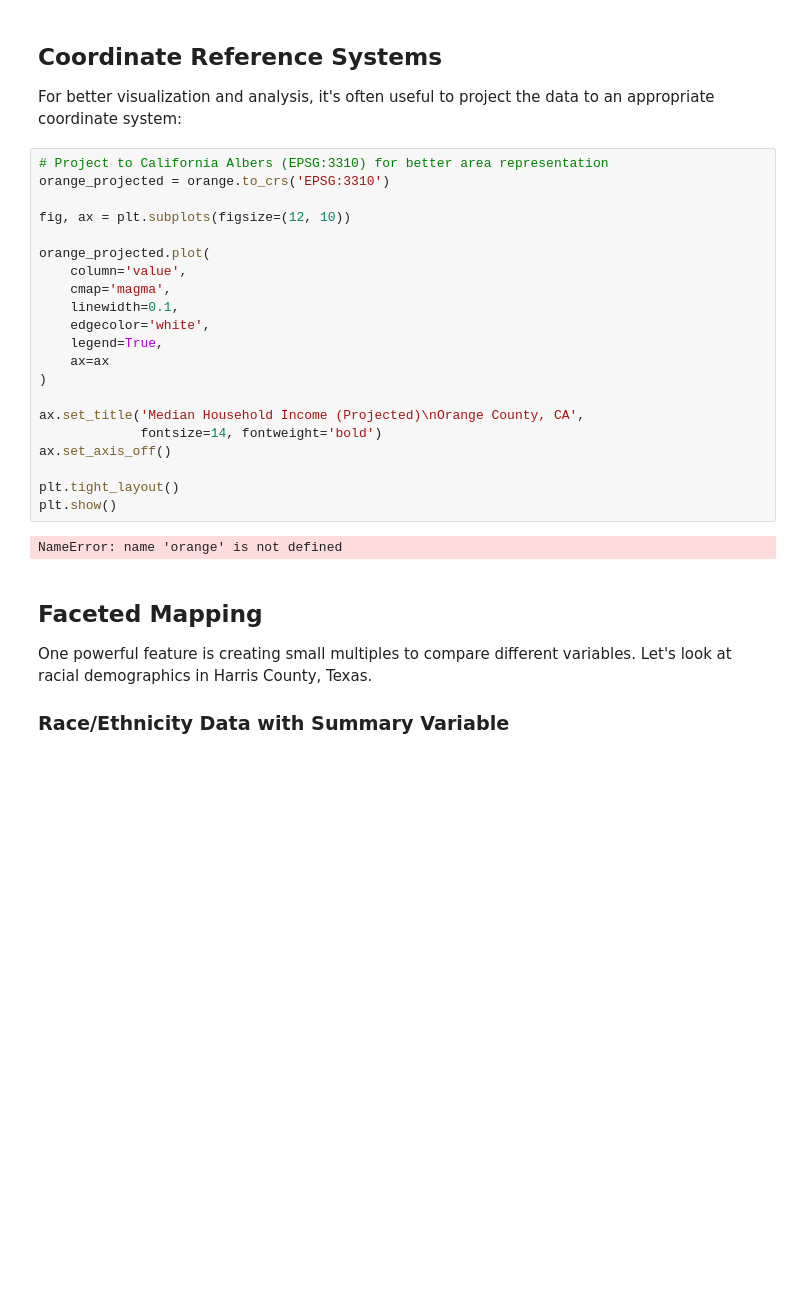
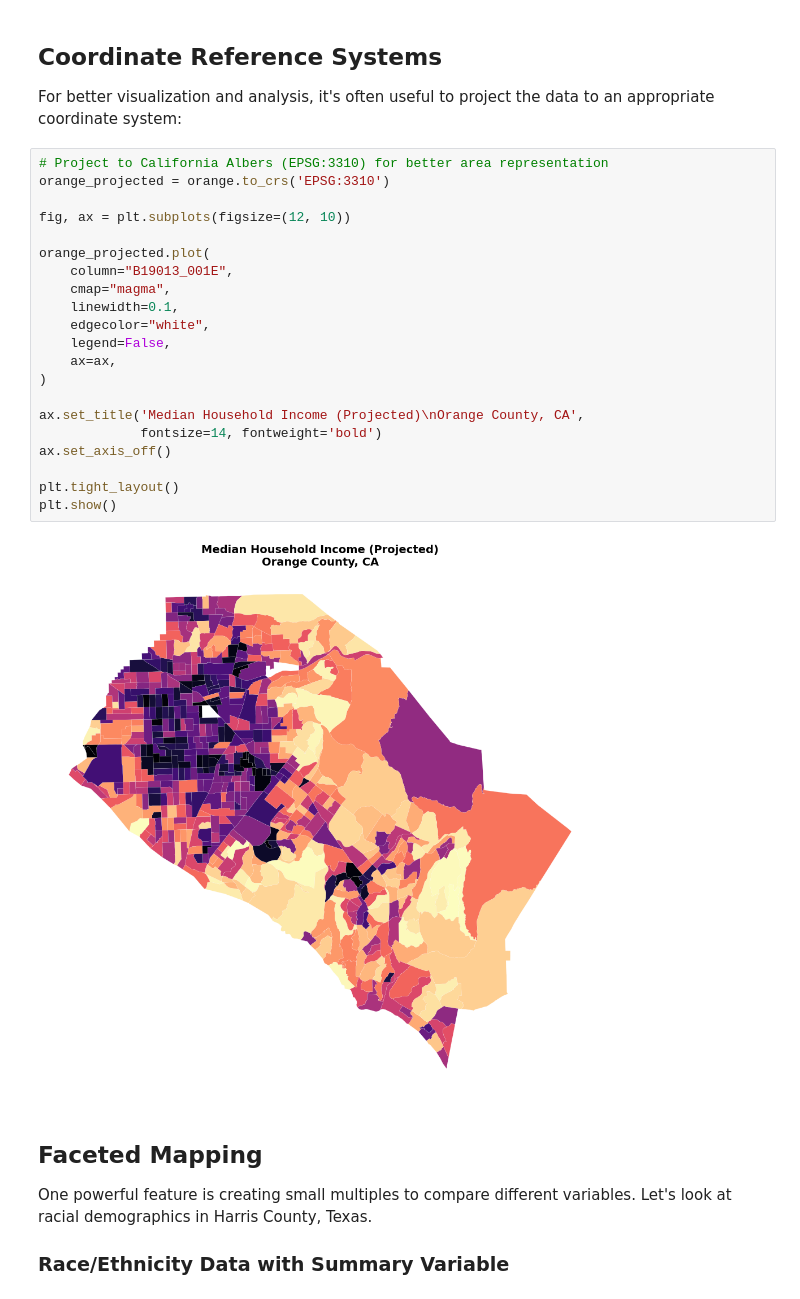
Before and after one commit to mmann1123/pytidycensus, a Jupyter notebook: examples/02_spatial_data.ipynb, the cells around one changed output. Drawn from its saved outputs; the diff is of its cells as text; blank space fills up the shorter version.

```diff
--- a/examples/02_spatial_data.ipynb
+++ b/examples/02_spatial_data.ipynb
@@ -105,26 +126,26 @@ For better visualization and analysis, it's often useful to project the data to
 # %%
 # Project to California Albers (EPSG:3310) for better area representation
 orange_projected = orange.to_crs('EPSG:3310')
 
 fig, ax = plt.subplots(figsize=(12, 10))
 
 orange_projected.plot(
-    column='value',
-    cmap='magma',
+    column="B19013_001E",
+    cmap="magma",
     linewidth=0.1,
-    edgecolor='white',
-    legend=True,
-    ax=ax
+    edgecolor="white",
+    legend=False,
+    ax=ax,
 )
 
 ax.set_title('Median Household Income (Projected)\nOrange County, CA',
              fontsize=14, fontweight='bold')
 ax.set_axis_off()
 
 plt.tight_layout()
 plt.show()
 # %% [output]
-NameError: name 'orange' is not defined
+[figure, added]
 # %% [markdown]
 ## Faceted Mapping
 
```
Also changed, not shown: parts of 6 cells of this notebook, 2 other files.
